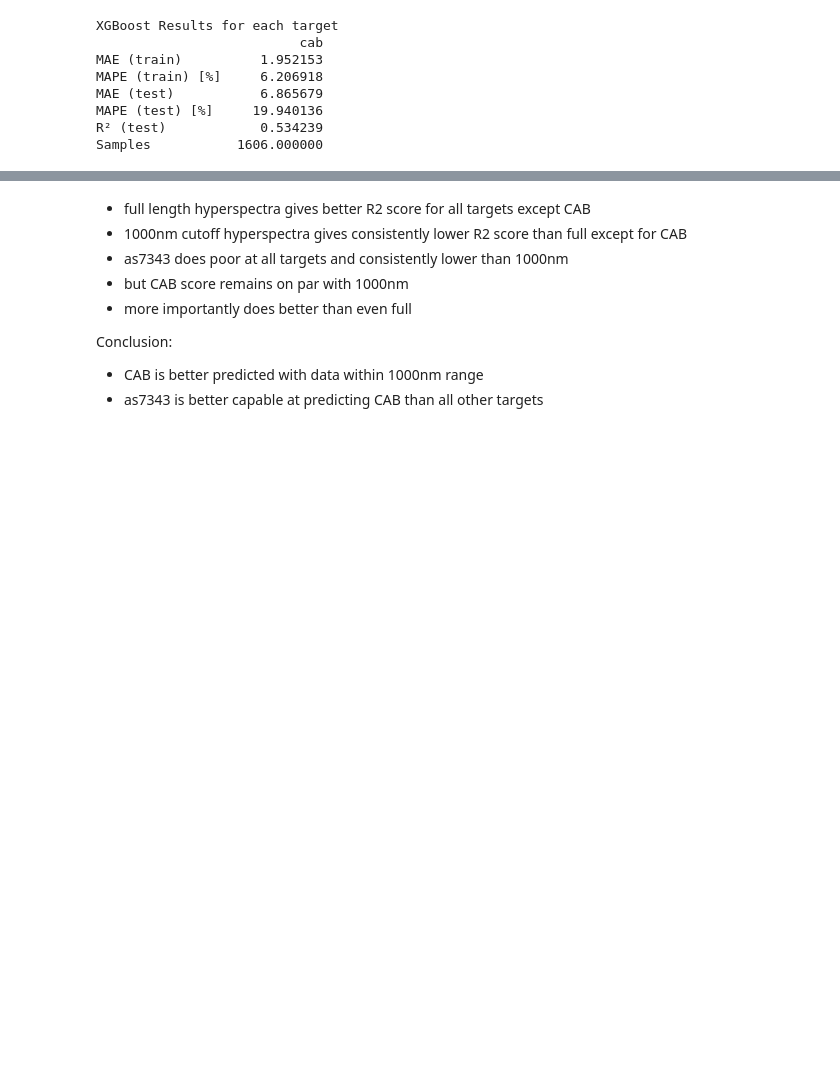
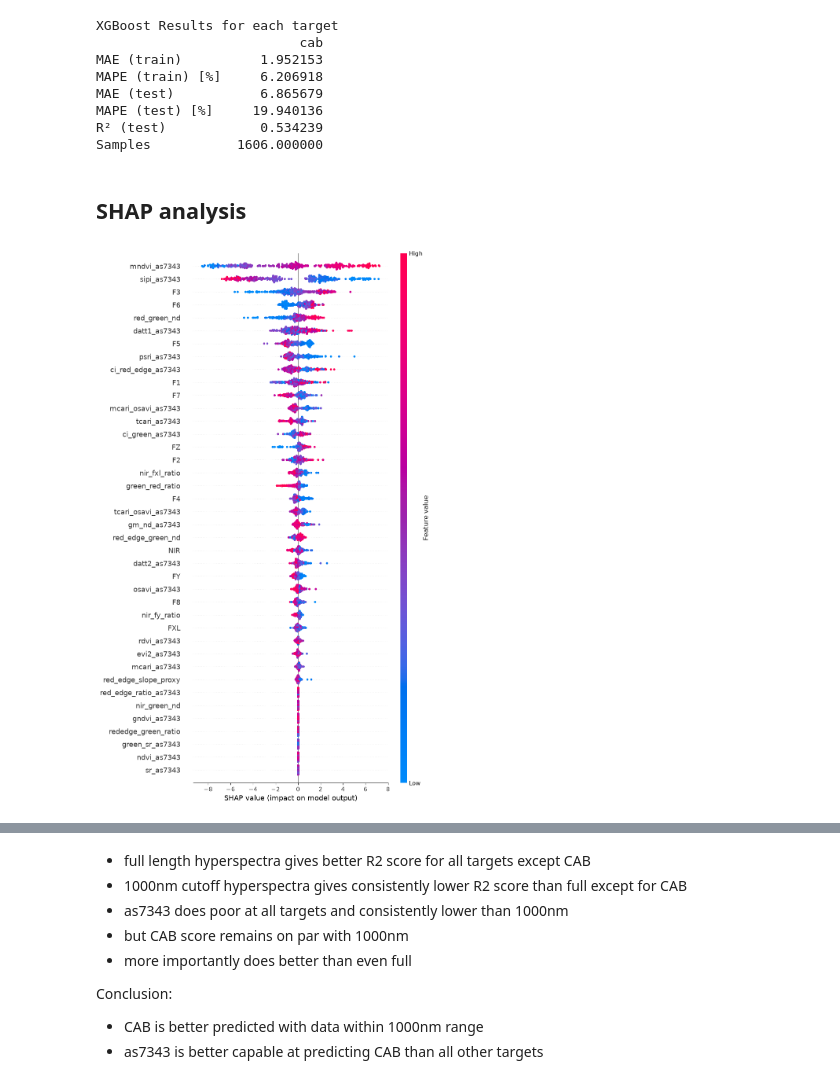
Before and after one commit to s-shivanand/cropspectai, a Jupyter notebook: notebooks/08_target_based_xgboost_comparison.ipynb, the cells around one changed output, grey strips where cells are left out. Cells and saved outputs as stored; diff of their text form; code cells hidden in the pictures; blank space fills up the shorter version.

Commit message:
full indices-based analysis done

```diff
--- a/notebooks/08_target_based_xgboost_comparison.ipynb
+++ b/notebooks/08_target_based_xgboost_comparison.ipynb
@@ -175,3 +174,16 @@ MAE (test)           6.865679
 MAPE (test) [%]     19.940136
 R² (test)            0.534239
 Samples           1606.000000
+# %% [markdown]
+## SHAP analysis
+# %%
+model = pipeline_xgb.named_steps["model"]
+explainer = shap.TreeExplainer(model)
+
+shap_values = explainer(X_val)
+shap.plots.beeswarm(
+    shap_values,
+    max_display=40,
+)
+# %% [output]
+[figure, added]
```
Also changed, not shown: parts of 4 cells of this notebook, 6 other files.
